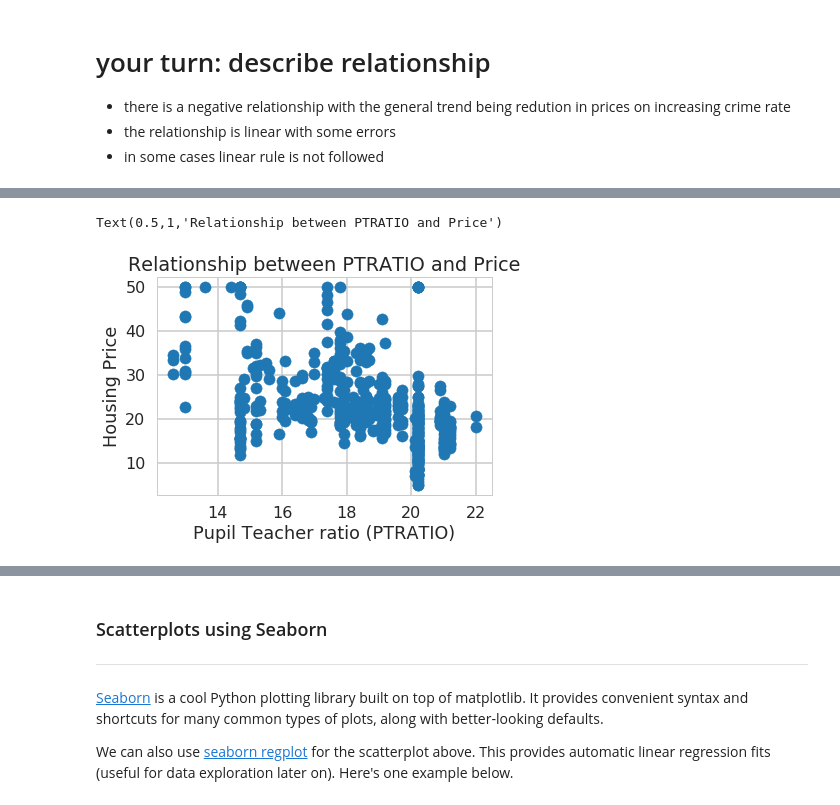
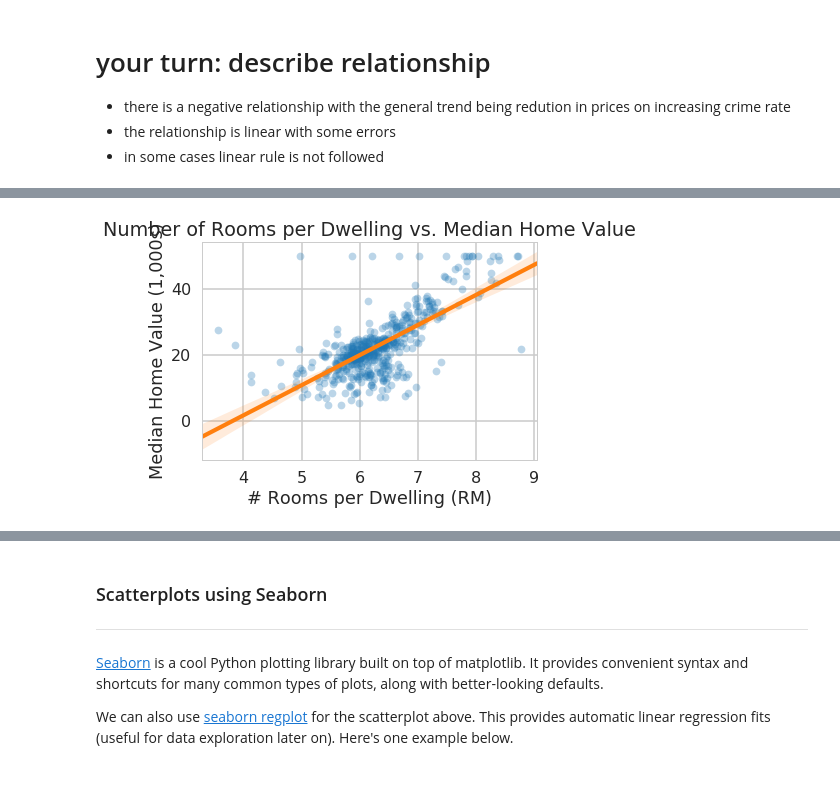
Before and after one commit to shan-96/python-snippets, a Jupyter notebook: aic-8_1_3-linear-regression-mini-project/Mini_Project_Linear_Regression.ipynb, the cells around one changed output, grey strips where cells are left out. Cells and saved outputs as stored; diff of their text form; code cells hidden in the pictures.

```diff
--- a/aic-8_1_3-linear-regression-mini-project/Mini_Project_Linear_Regression.ipynb
+++ b/aic-8_1_3-linear-regression-mini-project/Mini_Project_Linear_Regression.ipynb
@@ -294,9 +285,11 @@ Text(0.5,1,'Relationship between RM and Price')
-# %%
-# your turn: scatter plot between *PTRATIO* and *PRICE*
-plt.scatter(bos.PTRATIO, bos.PRICE)
-plt.xlabel("Pupil Teacher ratio (PTRATIO)")
-plt.ylabel("Housing Price")
-plt.title("Relationship between PTRATIO and Price")
-# %% [output]
-Text(0.5,1,'Relationship between PTRATIO and Price')
-[figure, removed]
+# %%
+# reg plot: # Rooms v Median Home Value
+sns.regplot(x='RM', y='PRICE', data=bos, fit_reg = True,
+            scatter_kws={'color': 'C0', 'alpha':0.3, 's':60},
+            line_kws={'color': 'C1'})
+
+_ = plt.xlabel('# Rooms per Dwelling (RM)')
+_ = plt.ylabel('Median Home Value (1,000s)')
+_ = plt.title('Number of Rooms per Dwelling vs. Median Home Value');
+# %% [output]
+[figure, added]
```
Also changed, not shown: parts of 45 cells of this notebook, 4 other files.
